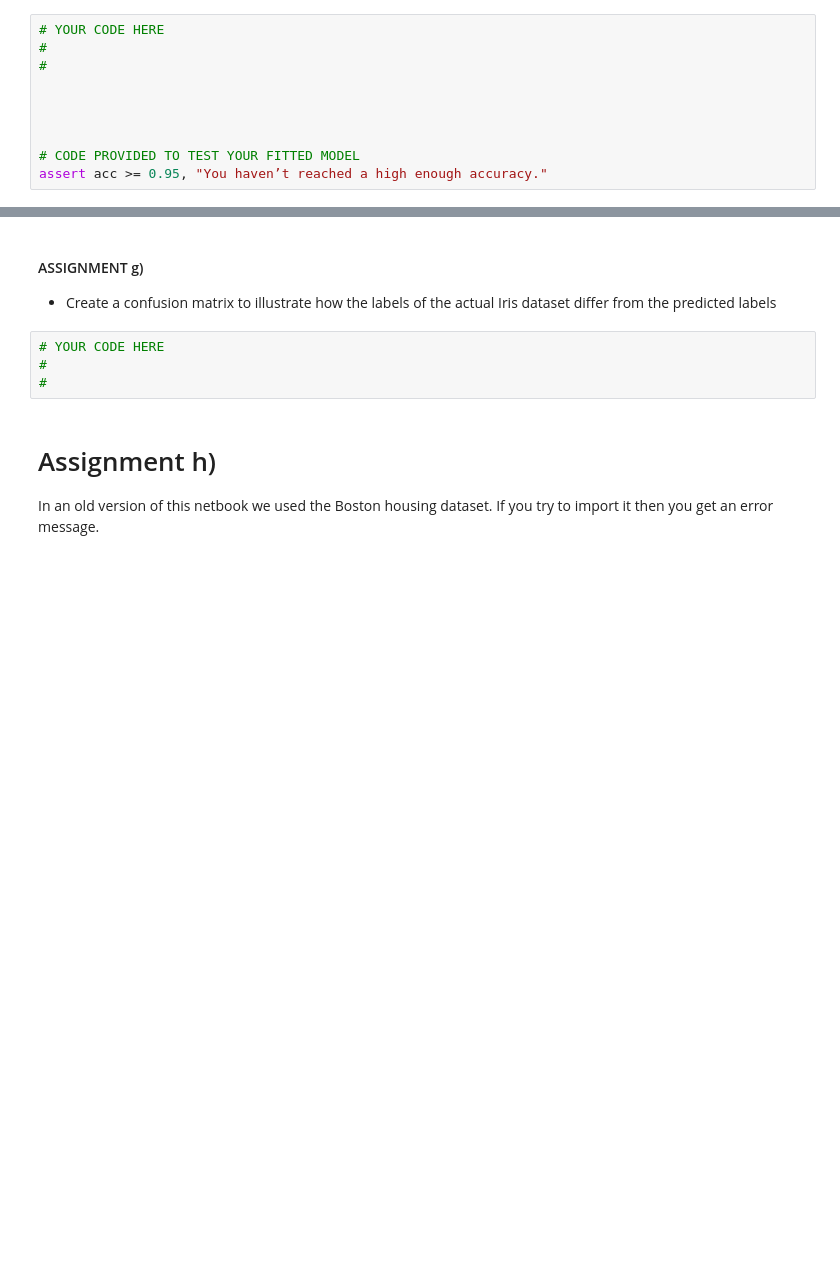
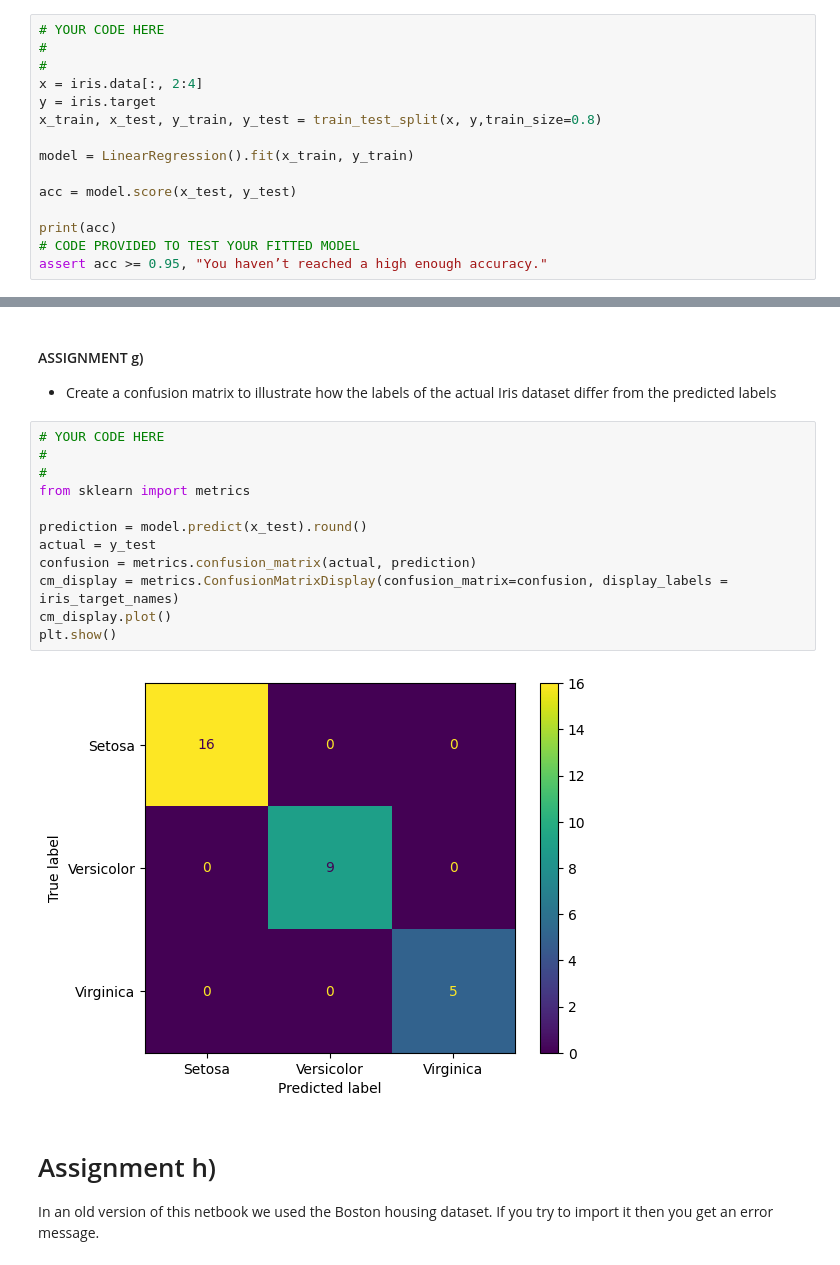
Before and after one commit to richard-lovgren/ml-1dl034-public-assignments, a Jupyter notebook: Assignments/Practical/PracticalNotebook3.ipynb, the cells around one changed output, grey strips where cells are left out. Drawn from its saved outputs; the diff is of its cells as text; blank space fills up the shorter version.

```diff
--- a/Assignments/Practical/PracticalNotebook3.ipynb
+++ b/Assignments/Practical/PracticalNotebook3.ipynb
@@ -411,10 +408,15 @@ For the best separation between the classes, I would choose pedal length and ped
 # YOUR CODE HERE
 #
 #
+x = iris.data[:, 2:4]
+y = iris.target
+x_train, x_test, y_train, y_test = train_test_split(x, y,train_size=0.8)
 
+model = LinearRegression().fit(x_train, y_train)
 
+acc = model.score(x_test, y_test)
 
-
+print(acc)
 # CODE PROVIDED TO TEST YOUR FITTED MODEL
 assert acc >= 0.95, "You haven’t reached a high enough accuracy."
 # %% [output]
@@ -424,10 +426,20 @@ The final part, which only works for classification tasks, is for us to investig
 # %% [markdown]
 #### ASSIGNMENT g)
 - Create a confusion matrix to illustrate how the labels of the actual Iris dataset differ from the predicted labels
-# %%
-# YOUR CODE HERE
-#
-#
+# %%
+# YOUR CODE HERE
+#
+#
+from sklearn import metrics
+
+prediction = model.predict(x_test).round()
+actual = y_test
+confusion = metrics.confusion_matrix(actual, prediction)
+cm_display = metrics.ConfusionMatrixDisplay(confusion_matrix=confusion, display_labels = iris_target_names)
+cm_display.plot()
+plt.show()
+# %% [output]
+[figure, added]
 # %% [markdown]
 # Assignment h)
 
```
Also changed, not shown: parts of 7 cells of this notebook, 4 other files.
